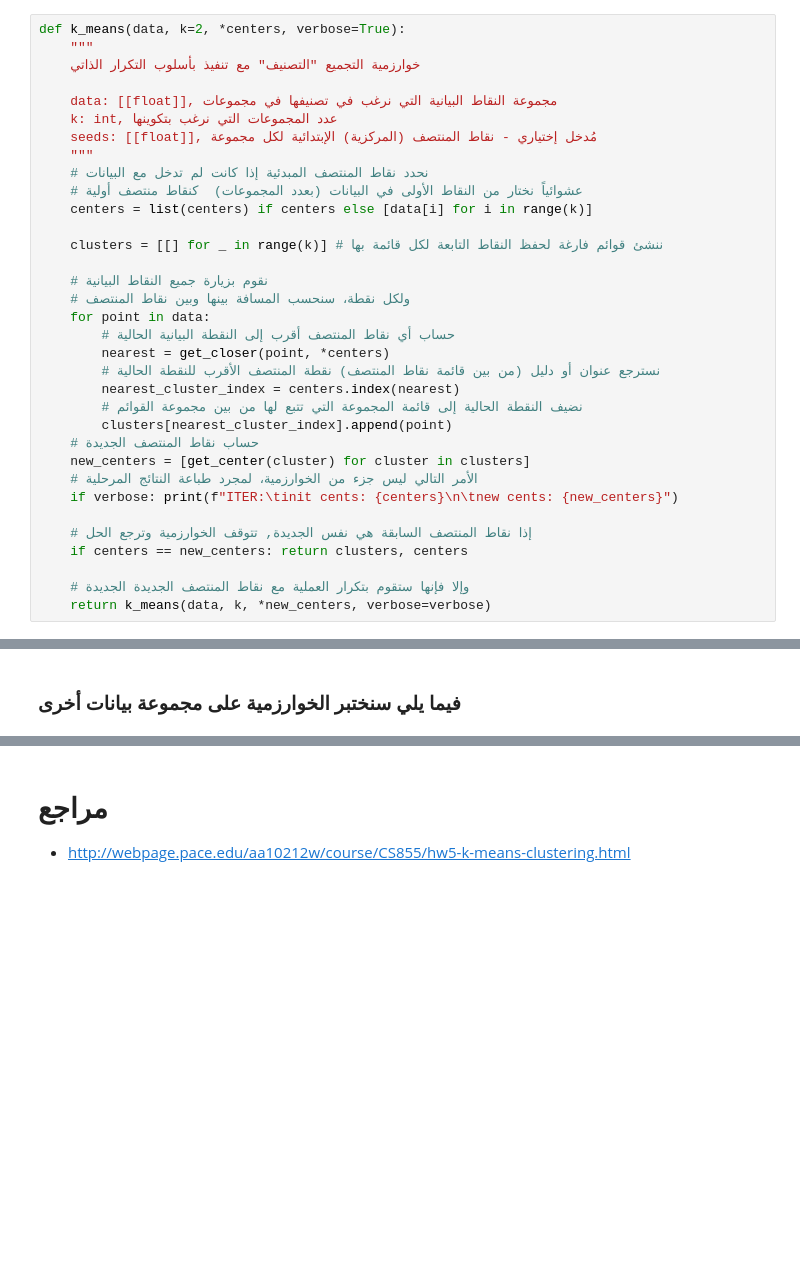
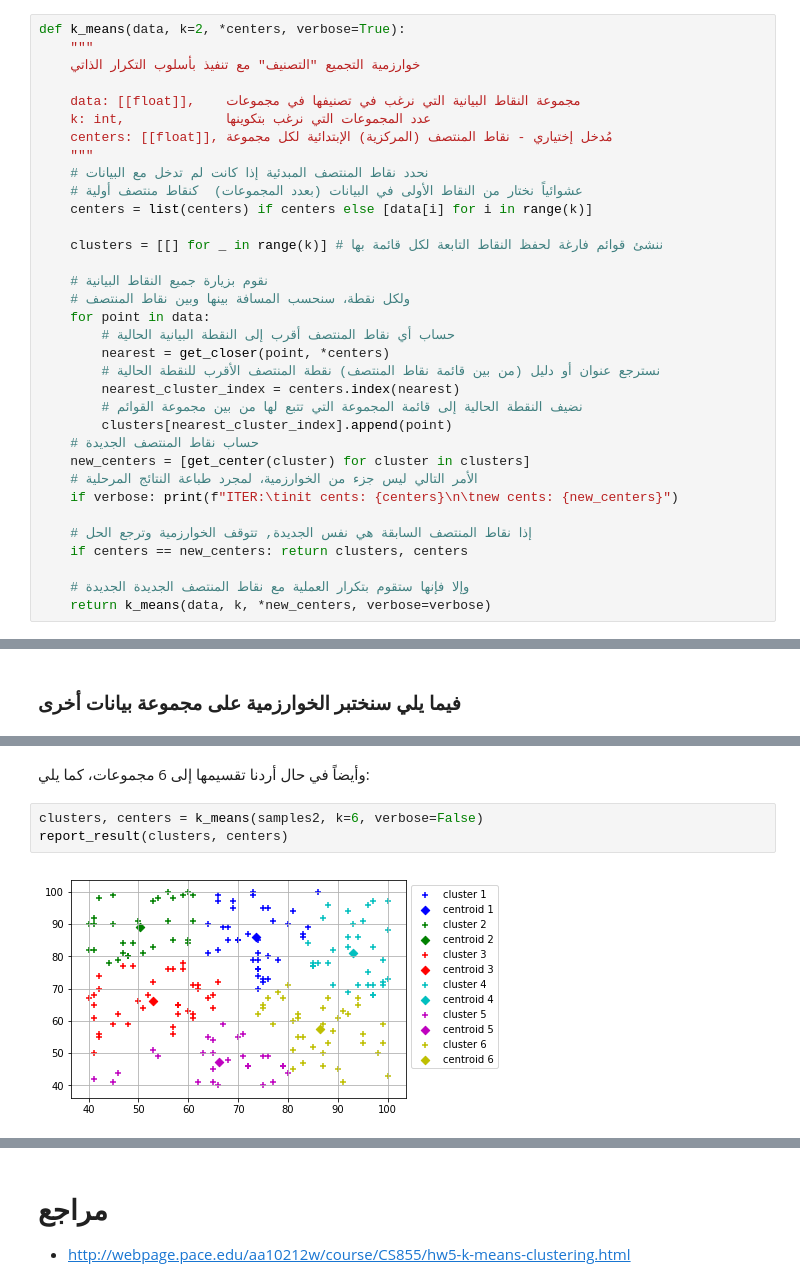
Before and after one commit to iamaziz/py_ml_and_algorithms-in-ar, a Jupyter notebook: machine_learning/clustering/k_means.ipynb, the cells around one changed output, grey strips where cells are left out. Cells and saved outputs as stored; diff of their text form; blank space fills up the shorter version.

Commit message:
final k_means files with colab link

```diff
--- a/machine_learning/clustering/k_means.ipynb
+++ b/machine_learning/clustering/k_means.ipynb
@@ -193,9 +209,9 @@ def k_means(data, k=2, *centers, verbose=True):
     """
     خوارزمية التجميع "التصنيف" مع تنفيذ بأسلوب التكرار الذاتي
 
-    data: [[float]], مجموعة النقاط البيانية التي نرغب في تصنيفها في مجموعات
-    k: int, عدد المجموعات التي نرغب بتكوينها
-    seeds: [[float]], مُدخل إختياري - نقاط المنتصف (المركزية) الإبتدائية لكل مجموعة
+    data: [[float]],    مجموعة النقاط البيانية التي نرغب في تصنيفها في مجموعات
+    k: int,             عدد المجموعات التي نرغب بتكوينها
+    centers: [[float]], مُدخل إختياري - نقاط المنتصف (المركزية) الإبتدائية لكل مجموعة
     """
     # نحدد نقاط المنتصف المبدئية إذا كانت لم تدخل مع البيانات
     # عشوائياً نختار من النقاط الأولى في البيانات (بعدد المجموعات)  كنقاط منتصف أولية
@@ -305,0 +320,7 @@ report_result(clusters, centers)
+# %% [markdown]
+<div dir="rtl" lang="ar">وأيضاً في حال أردنا تقسيمها إلى 6 مجموعات، كما يلي:</div>
+# %%
+clusters, centers = k_means(samples2, k=6, verbose=False)
+report_result(clusters, centers)
+# %% [output]
+[figure, added]
```
Also changed, not shown: parts of 27 cells of this notebook, 15 other files.
